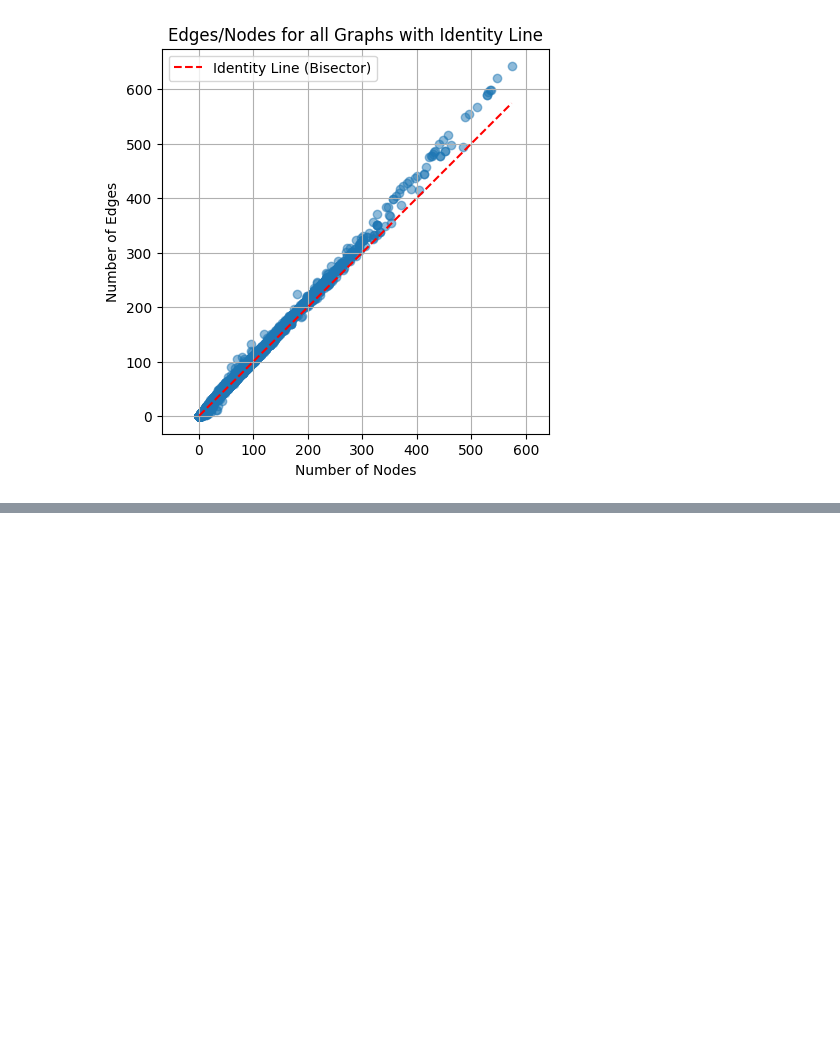
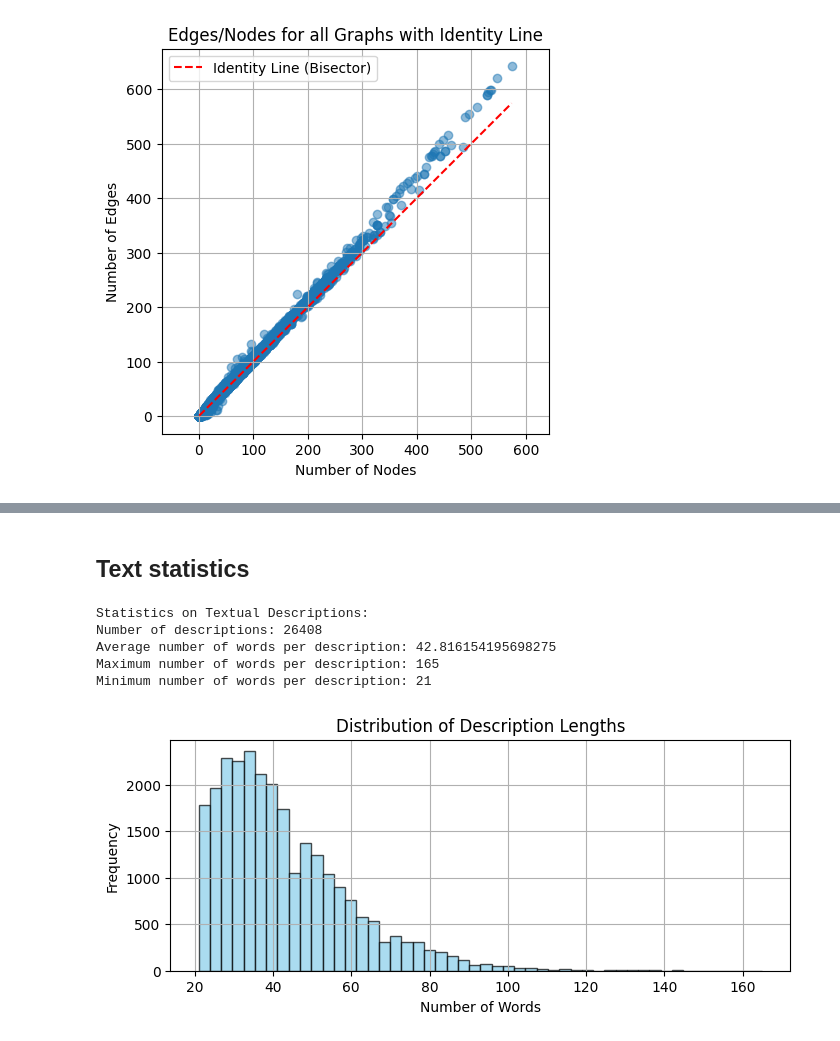
Before and after one commit to balthazarneveu/molecule-retrieval-using-nlp, a Jupyter notebook: dataset_exploration.ipynb, the cells around one changed output, grey strips where cells are left out. Saved outputs shown, nothing was run; the diff lists cells and outputs as text; code cells hidden in the pictures; blank space fills up the shorter version.

Commit message:
dataset_exploration

```diff
--- a/dataset_exploration.ipynb
+++ b/dataset_exploration.ipynb
@@ -487,0 +483,39 @@ plt.show()
+# %% [markdown]
+## Text statistics
+# %%
+# Load train dataset
+train_data = pd.read_csv(DATA_DIR / "train.tsv", delimiter="\t", header=None)
+
+# Rename columns
+train_data.columns = ["graph_id", "text_description"]
+
+# Save DataFrame to CSV
+train_data.to_csv("train_data_with_graph_id.csv", index=False)
+# %%
+# Compute statistics on textual descriptions
+# Number of words in each description
+train_data["num_words"] = train_data["text_description"].apply(lambda x: len(x.split()))
+
+# Statistics on the number of words
+print("Statistics on Textual Descriptions:")
+print("Number of descriptions:", len(train_data))
+print("Average number of words per description:", train_data["num_words"].mean())
+print("Maximum number of words per description:", train_data["num_words"].max())
+print("Minimum number of words per description:", train_data["num_words"].min())
+# %% [output]
+Statistics on Textual Descriptions:
+Number of descriptions: 26408
+Average number of words per description: 42.816154195698275
+Maximum number of words per description: 165
+Minimum number of words per description: 21
+# %%
+# Plot histogram of description lengths
+plt.figure(figsize=(8, 3))
+plt.hist(train_data["num_words"], bins=50, color='skyblue', edgecolor='black', alpha=0.7)
+plt.title('Distribution of Description Lengths')
+plt.xlabel('Number of Words')
+plt.ylabel('Frequency')
+plt.grid(True)
+plt.show()
+# %% [output]
+[figure, added]
```
Also changed, not shown: parts of 12 cells of this notebook, 1 other file.
